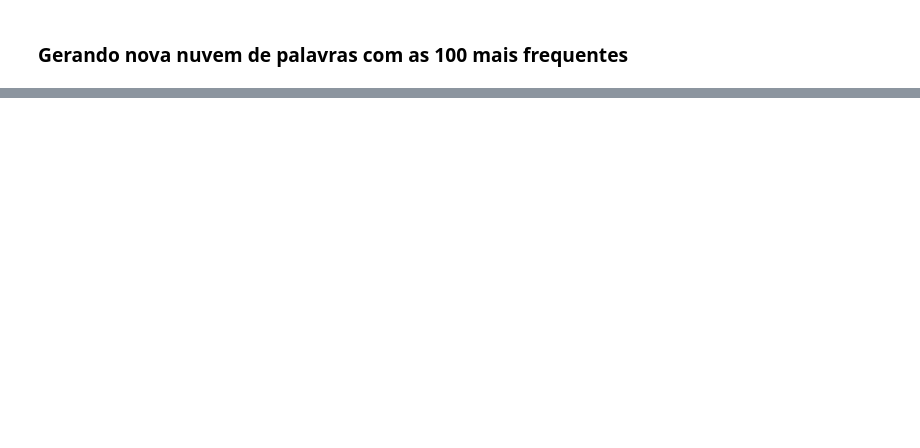
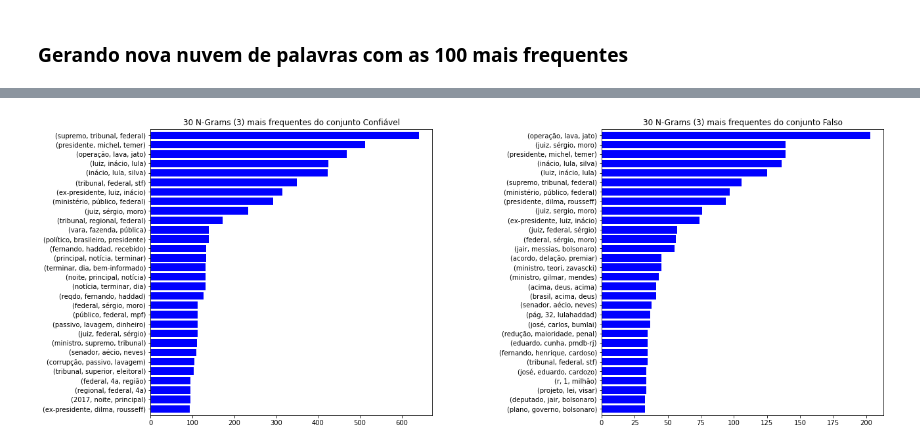
Before and after one commit to caesarcc/pucminas-tcc-fake-news-detection, a Jupyter notebook: passo04_analise_exploracao.ipynb, the cells around one changed output, grey strips where cells are left out. Cells and saved outputs as stored; diff of their text form; code cells hidden in the pictures; blank space fills up the shorter version.

```diff
--- a/passo04_analise_exploracao.ipynb
+++ b/passo04_analise_exploracao.ipynb
@@ -130,0 +151,4 @@ avaliar_ngrams(palavras_falsa, '20 Triigramas mais frequentes nos textos Falsos'
+# %%
+exibir_ngrams(lista_confiavel, lista_falsa, n=3)
+# %% [output]
+[figure, added]
```
Also changed, not shown: parts of 23 cells of this notebook.
